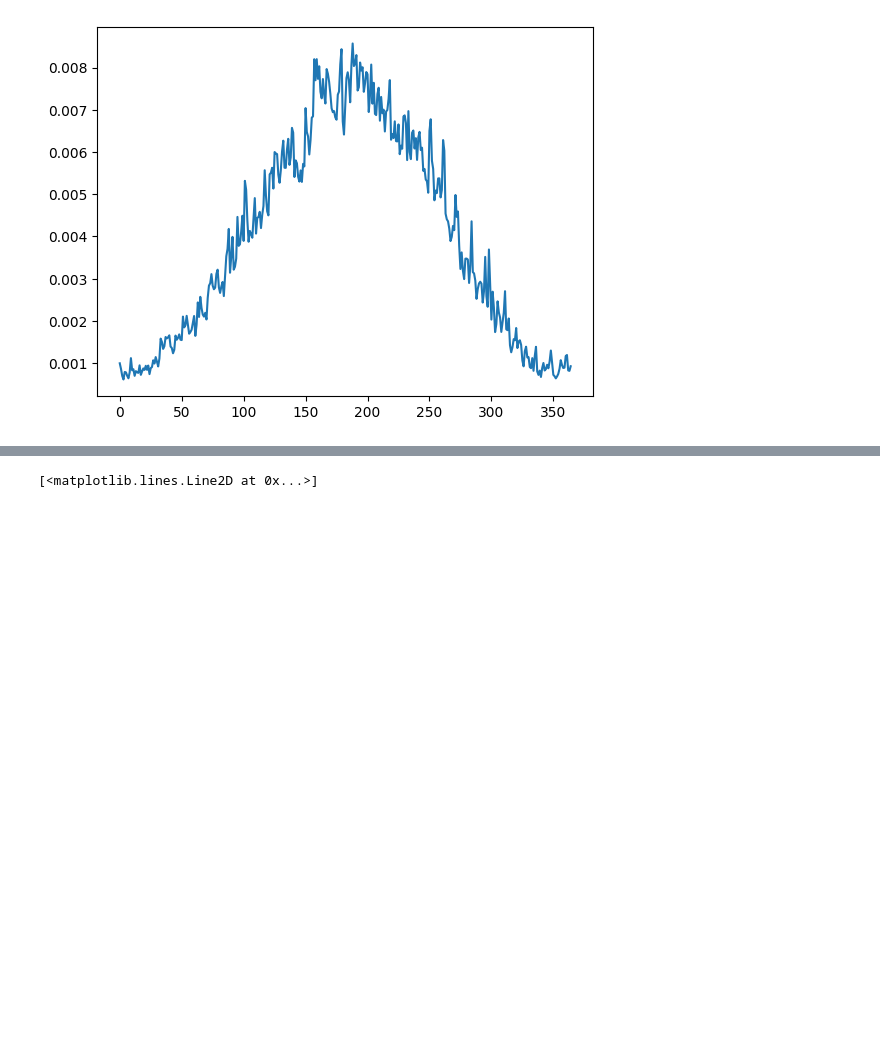
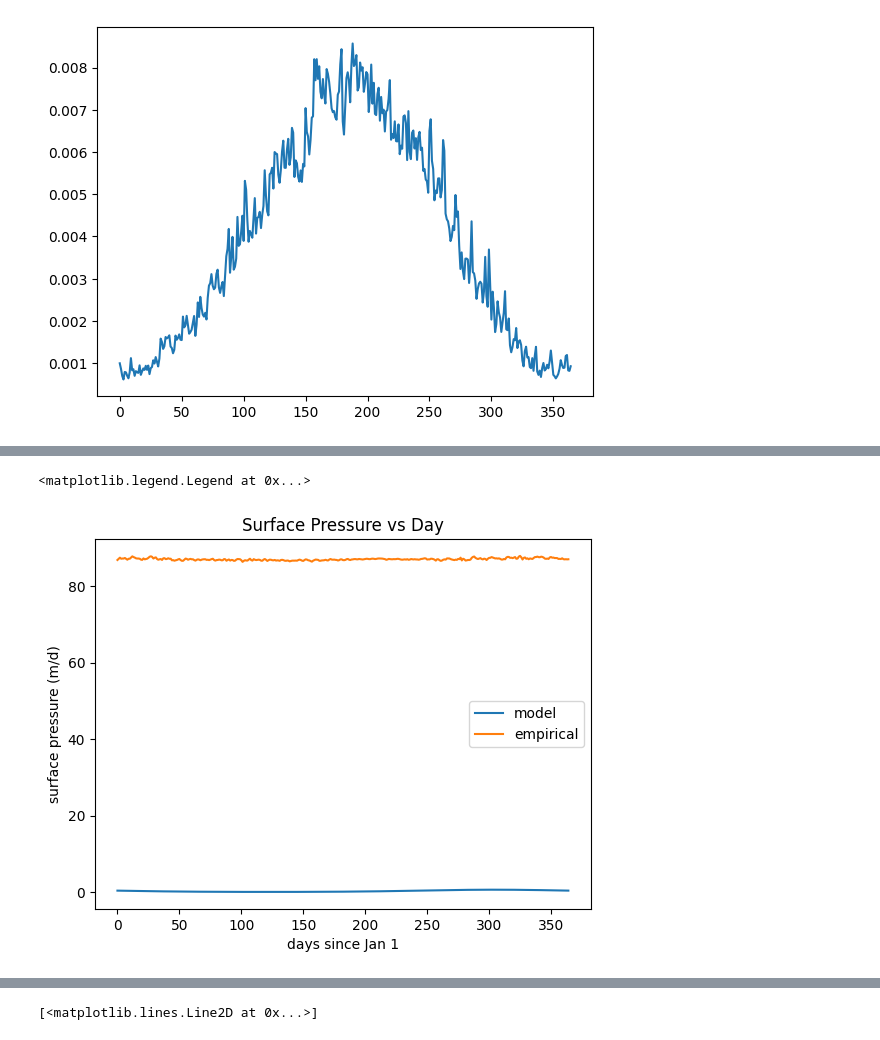
Before and after one commit to danilomcmaster/GSLModel, a Jupyter notebook: empirical_evap.ipynb, the cells around one changed output, grey strips where cells are left out. Cells and saved outputs as stored; diff of their text form; code cells hidden in the pictures; blank space fills up the shorter version.

```diff
--- a/empirical_evap.ipynb
+++ b/empirical_evap.ipynb
@@ -24,0 +213,10 @@ plt.plot(seasonal_df["evap(m/d)"])
+# %%
+plt.title("Surface Pressure vs Day")
+plt.plot(np.arange(365), np.array(ea_results), label="model")
+plt.plot(seasonal_df["s_pres(kPa)"], label="empirical")
+plt.xlabel("days since Jan 1")
+plt.ylabel("surface pressure (m/d)")
+plt.legend()
+# %% [output]
+<matplotlib.legend.Legend at 0x...>
+[figure, added]
```
Also changed, not shown: parts of 10 cells of this notebook, 3 other files.
